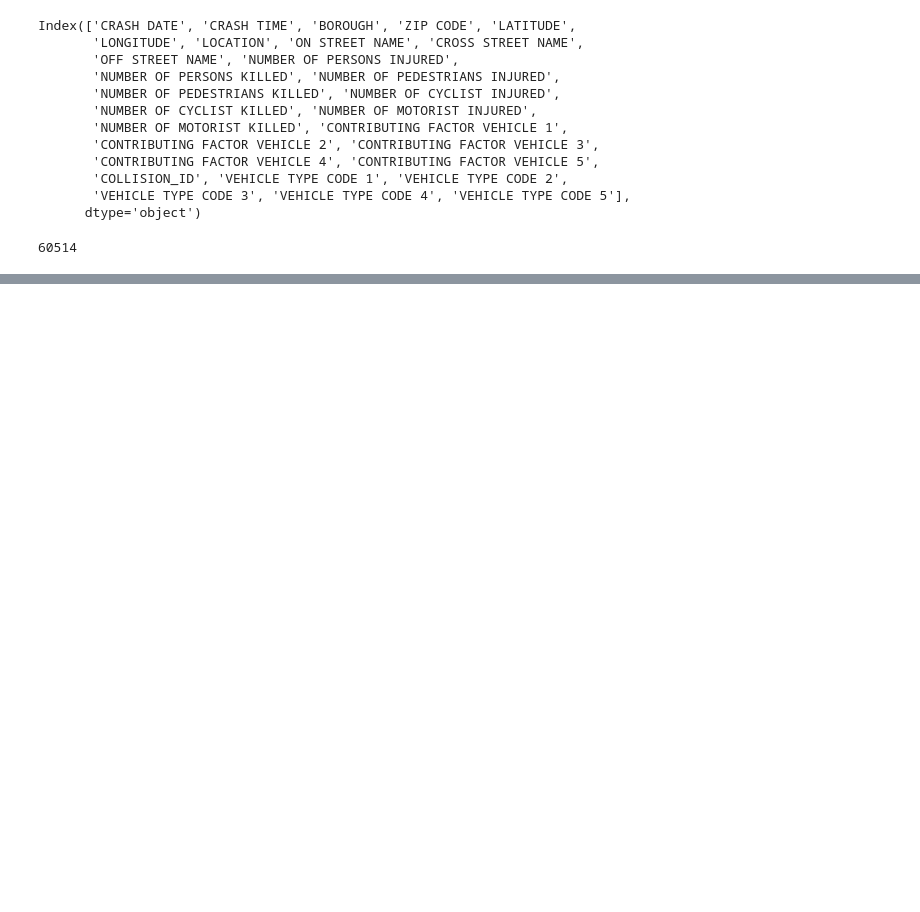
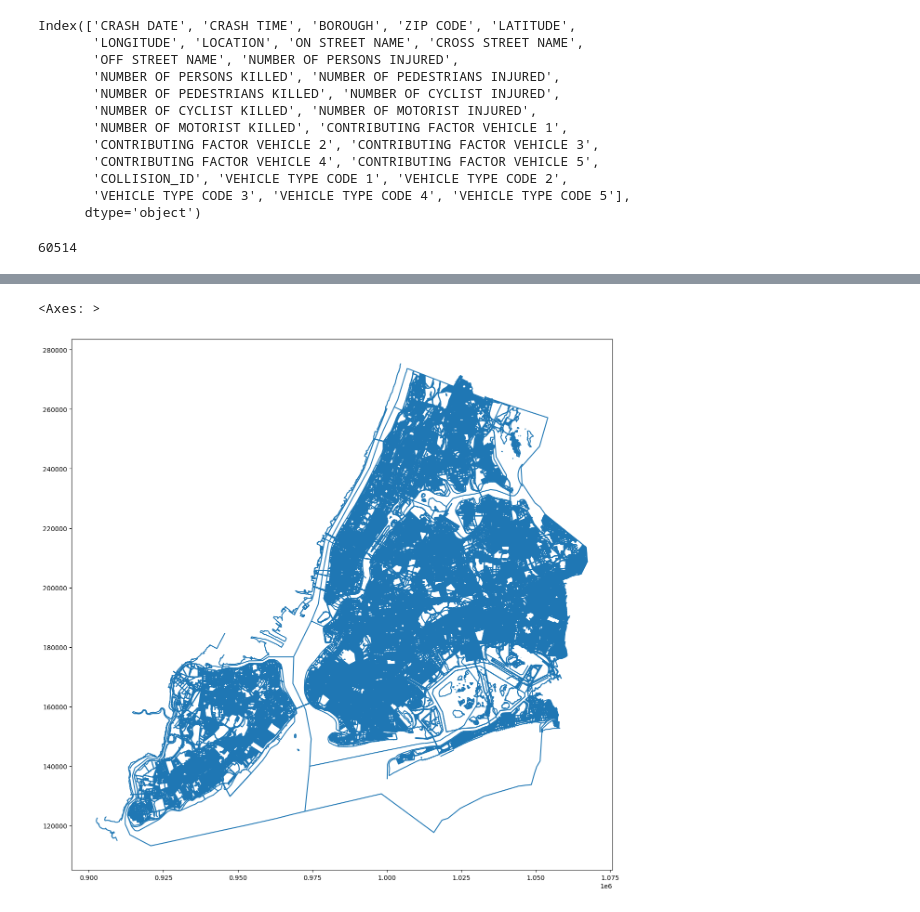
Before and after one commit to mlanicaputo/nyc-collisions, a Jupyter notebook: main.ipynb, the cells around one changed output, grey strips where cells are left out. Cells and saved outputs as stored; diff of their text form; code cells hidden in the pictures; blank space fills up the shorter version.

```diff
--- a/main.ipynb
+++ b/main.ipynb
@@ -301,0 +246,8 @@ plt.show()
+# %%
+map = gpd.read_file("dcm_20240331shp/DCM.shp")
+# %%
+fig, ax = plt.subplots(figsize=(15,15))
+map.plot(ax=ax)
+# %% [output]
+<Axes: >
+[figure, added]
```
Also changed, not shown: parts of 34 cells of this notebook, 1 other file.
